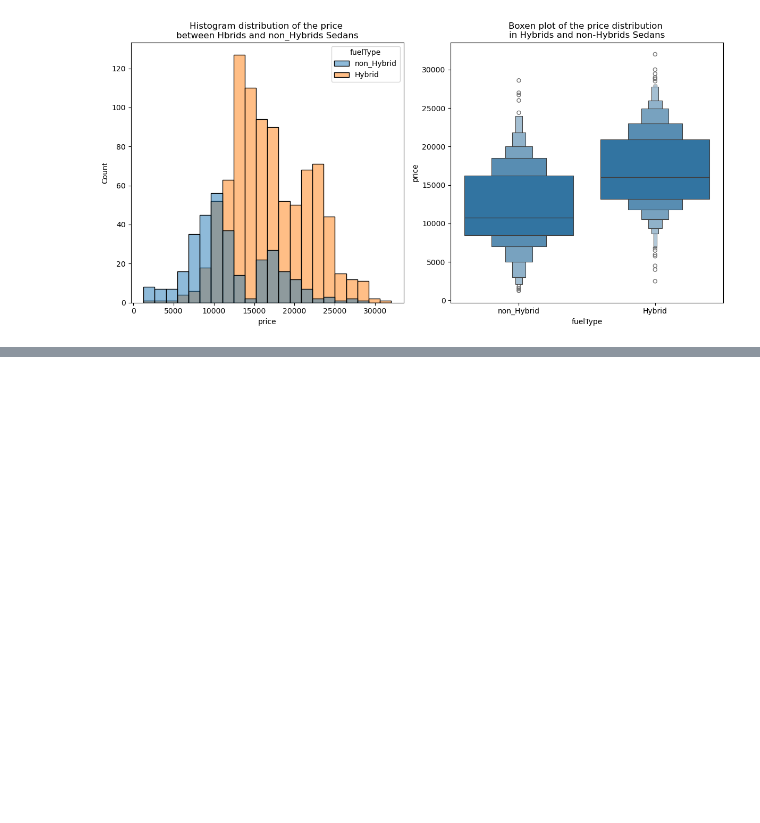
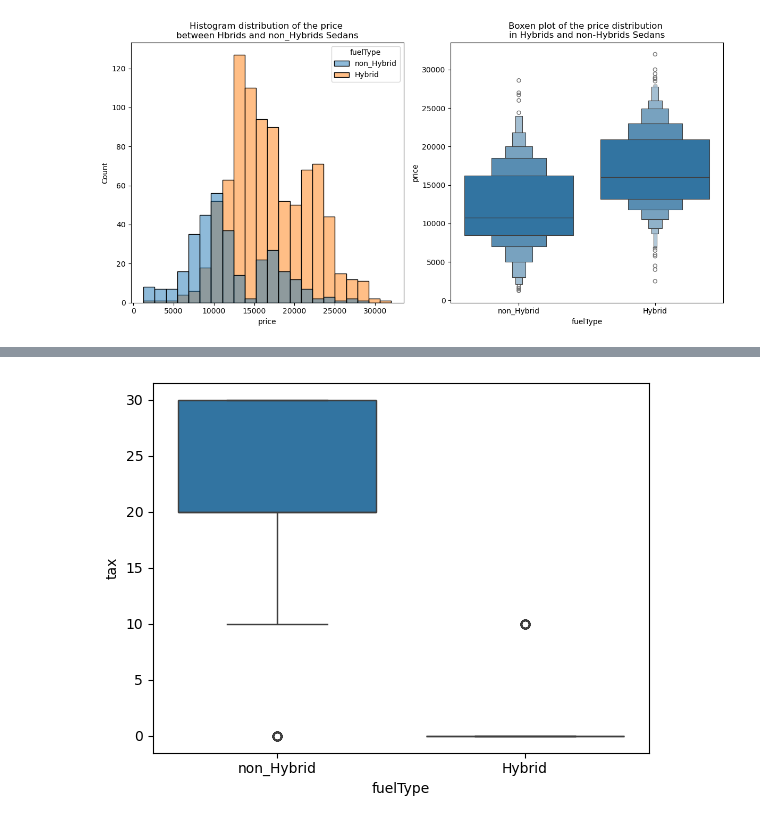
Before and after one commit to flylight-max/project-Datacamp, a Jupyter notebook: my_analysis_car_sales.ipynb, the cells around one changed output, grey strips where cells are left out. Saved outputs shown, nothing was run; the diff lists cells and outputs as text; code cells hidden in the pictures; blank space fills up the shorter version.

```diff
--- a/my_analysis_car_sales.ipynb
+++ b/my_analysis_car_sales.ipynb
@@ -1173,0 +1219,7 @@ plt.show()
+# %%
+low_tax_sedan = compact_Sedan[compact_Sedan["tax"] <= 75]
+
+sns.boxplot(x="fuelType", y="tax", data= low_tax_sedan)
+plt.show()
+# %% [output]
+[figure, added]
```
Also changed, not shown: parts of 9 cells of this notebook, 2 other files.
